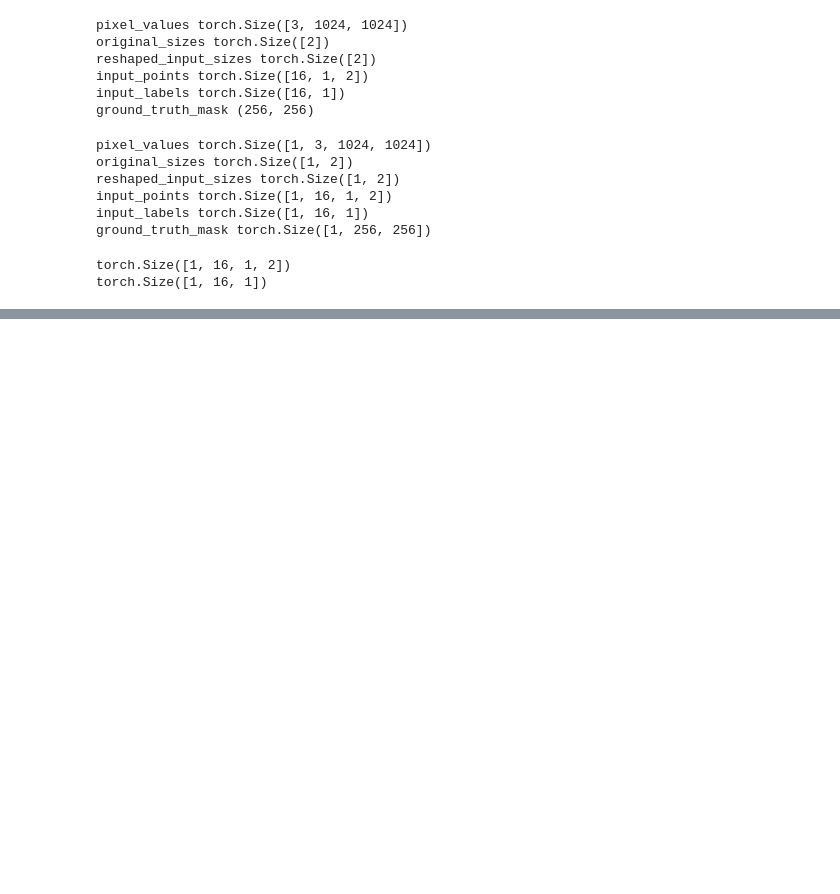
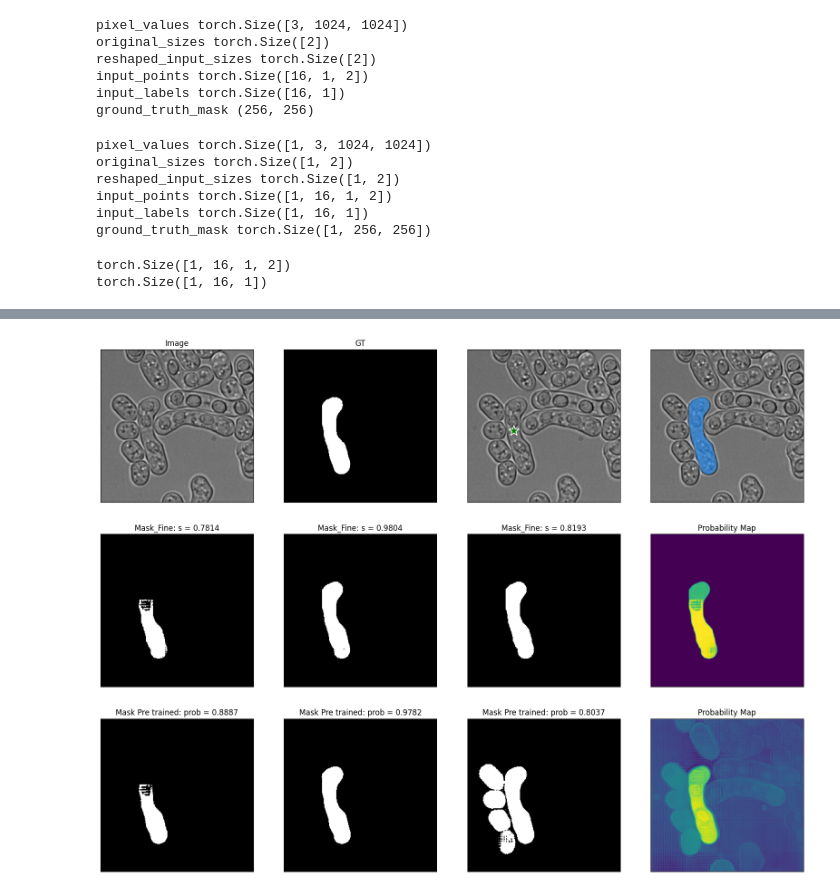
Before and after one commit to wanlanli/segment-anything, a Jupyter notebook: notebooks/home_training.ipynb, the cells around one changed output, grey strips where cells are left out. Cells and saved outputs as stored; diff of their text form; code cells hidden in the pictures; blank space fills up the shorter version.

Commit message:
training method update

```diff
--- a/notebooks/home_training.ipynb
+++ b/notebooks/home_training.ipynb
@@ -251,7 +248,8 @@ import monai
 # Initialize the optimizer and the loss function
 optimizer = Adam(model.mask_decoder.parameters(), lr=1e-5, weight_decay=0)
 #Try DiceFocalLoss, FocalLoss, DiceCELoss
-seg_loss = monai.losses.DiceCELoss(sigmoid=True, squared_pred=True, reduction='mean')
+# seg_loss = monai.losses.DiceFocalLoss(sigmoid=True, squared_pred=True, batch=True, reduction='mean')
+seg_loss = monai.losses.DiceFocalLoss(sigmoid=True, squared_pred=True,batch=True, reduction='none')
 # %%
 from tqdm import tqdm
 from statistics import mean
@@ -259,7 +257,7 @@ import torch
 from torch.nn.functional import threshold, normalize
 
 #Training loop
-num_epochs = 20
+num_epochs = 1
 
 device = "cuda" if torch.cuda.is_available() else "cpu"
 model.to(device)
@@ -453,53 +417,50 @@ Text(0.5, 1.0, 'Mask')
+# %%
+predictor.set_image(cv2.cvtColor(np.array(test_image), cv2.COLOR_GRAY2RGB))
+masks, scores, logits = predictor.predict(
+    point_coords=np.array(prompt[0][0]),
+    point_labels=np.array(prompt[1][0]),
+    multimask_output=True,
+)
+predictor.reset_image()
 # %%
-# let's take a random training example
-idx = 10#random.randint(0, filtered_images.shape[0]-1)
-
-# load image
-test_image = dataset[idx]["image"]
-
-# get box prompt based on ground truth segmentation map
-ground_truth_mask = np.array(dataset[idx]["label"])
-prompt = get_bounding_box(ground_truth_mask)
-
-# prepare image + box prompt for the model
-inputs = processor(test_image, input_boxes=[[prompt]], return_tensors="pt")
-
-# Move the input tensor to the GPU if it's not already there
-inputs = {k: v.to(device) for k, v in inputs.items()}
-
-my_mito_model.eval()
-
-# forward pass
-with torch.no_grad():
-    outputs = my_mito_model(**inputs, multimask_output=False)
-
-# apply sigmoid
-medsam_seg_prob = torch.sigmoid(outputs.pred_masks.squeeze(1))
-# convert soft mask to hard mask
-medsam_seg_prob = medsam_seg_prob.cpu().numpy().squeeze()
-medsam_seg = (medsam_seg_prob > 0.5).astype(np.uint8)
-
-
-fig, axes = plt.subplots(1, 3, figsize=(15, 5))
+fig, axes = plt.subplots(3, 4, figsize=(20, 15))
 
 # Plot the first image on the left
-axes[0].imshow(np.array(test_image), cmap='gray')  # Assuming the first image is grayscale
-axes[0].set_title("Image")
+axes[0,0].imshow(np.array(test_image), cmap='gray')  # Assuming the first image is grayscale
+axes[0,0].set_title("Image")
+
+axes[0,1].imshow(np.array(test_mask), cmap='gray')  # Assuming the first image is grayscale
+axes[0,1].set_title("GT")
+
+axes[0,2].imshow(np.array(test_image), cmap='gray')
+axes[0,2].scatter(np.array(prompt[0][0])[:,0], np.array(prompt[0][0])[:,1],
+                  color='green', marker='*', s=300, edgecolor='white', linewidth=1.25)
+
+axes[0,3].imshow(np.array(test_image), cmap='gray')
+show_mask(np.array(test_mask), axes[0,3])
 
 # Plot the second image on the right
-axes[1].imshow(medsam_seg, cmap='gray')  # Assuming the second image is grayscale
-axes[1].set_title("Mask")
+for i in range(0, 3):
+    axes[1, i].imshow(medsam_seg[i], cmap='gray')  # Assuming the second image is grayscale
+    axes[1, i].set_title(f"Mask_Fine: s = {mesam_scores[i]:.4f}")
+# Plot the second image on the right
+axes[1, 3].imshow(medsam_seg_prob.sum(axis=0))  # Assuming the second image is grayscale
+axes[1, 3].set_title("Probability Map")
 
+for i in range(0, 3):
+    axes[2, i].imshow(masks[i], cmap='gray')
+    axes[2, i].set_title(f"Mask Pre trained: prob = {scores[i]:.4f}")
 # Plot the second image on the right
-axes[2].imshow(medsam_seg_prob)  # Assuming the second image is grayscale
-axes[2].set_title("Probability Map")
+axes[2, 3].imshow(logits.sum(axis=0))
+axes[2, 3].set_title("Probability Map")
 
 # Hide axis ticks and labels
-for ax in axes:
-    ax.set_xticks([])
-    ax.set_yticks([])
-    ax.set_xticklabels([])
-    ax.set_yticklabels([])
+for axi in axes:
+    for ax in axi:
+        ax.set_xticks([])
+        ax.set_yticks([])
+        ax.set_xticklabels([])
+        ax.set_yticklabels([])
 
 # Display the images side by side
 plt.show()
@@ -507,0 +468 @@ OutOfMemoryError: CUDA out of memory. Tried to allocate 1024.00 MiB. GPU 0 has a
+[figure, added]
```
Also changed, not shown: parts of 32 cells of this notebook.
